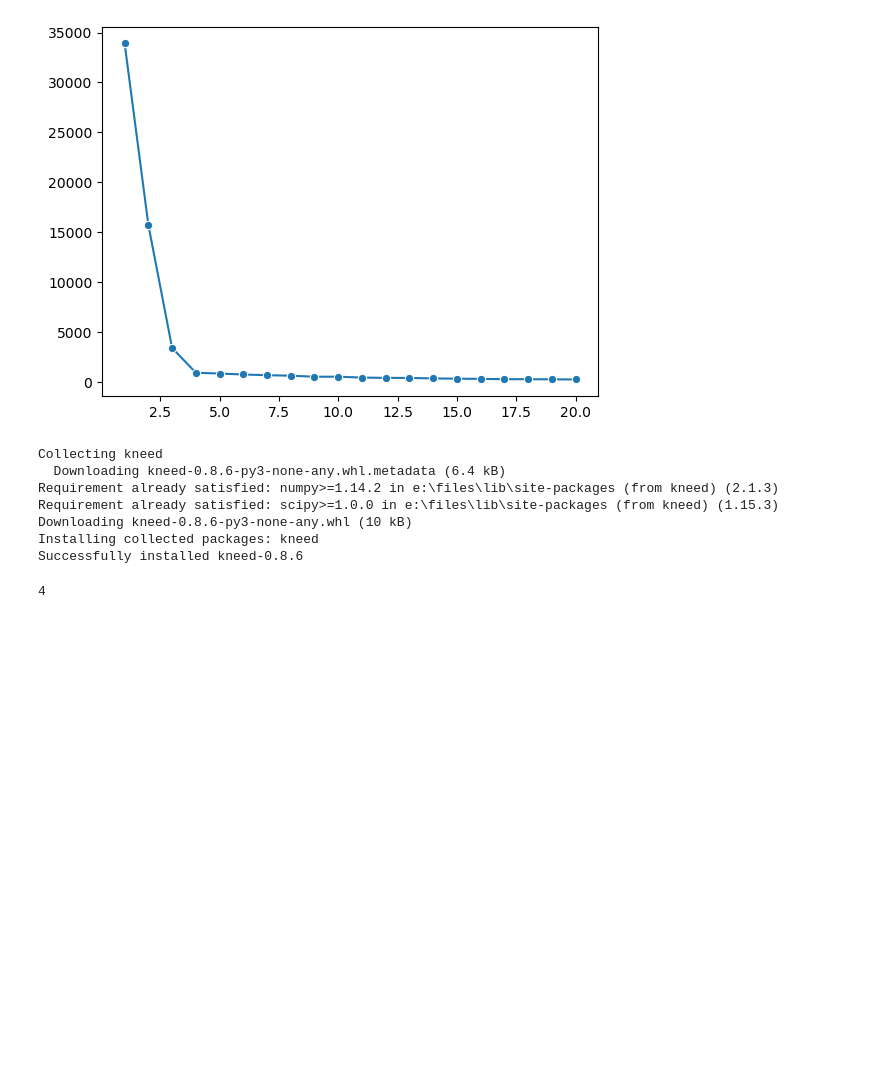
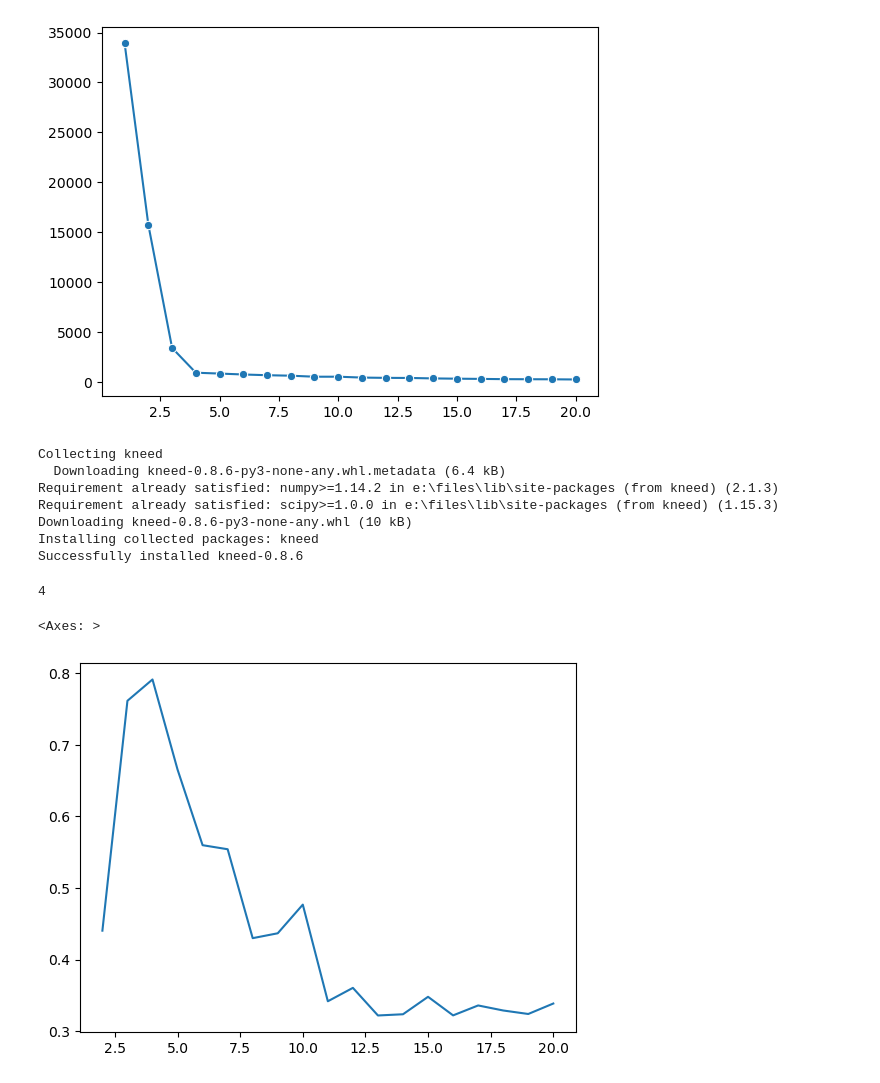
Before and after one commit to Aman-8343/Machine_Learning, a Jupyter notebook: UnSupervised_ML/1.K-Means.ipynb, the cells around one changed output. Drawn from its saved outputs; the diff is of its cells as text; code cells hidden in the pictures; blank space fills up the shorter version.

```diff
--- a/UnSupervised_ML/1.K-Means.ipynb
+++ b/UnSupervised_ML/1.K-Means.ipynb
@@ -96,3 +96,8 @@ for k in range(2,21):
     km=KMeans(n_clusters=k)
     labels=km.fit_predict(X)
     ss.append(silhouette_score(X,labels))
+# %%
+sns.lineplot(x=range(2,21),y=ss)
+# %% [output]
+<Axes: >
+[figure, added]
```
Also changed, not shown: 1 other file.
